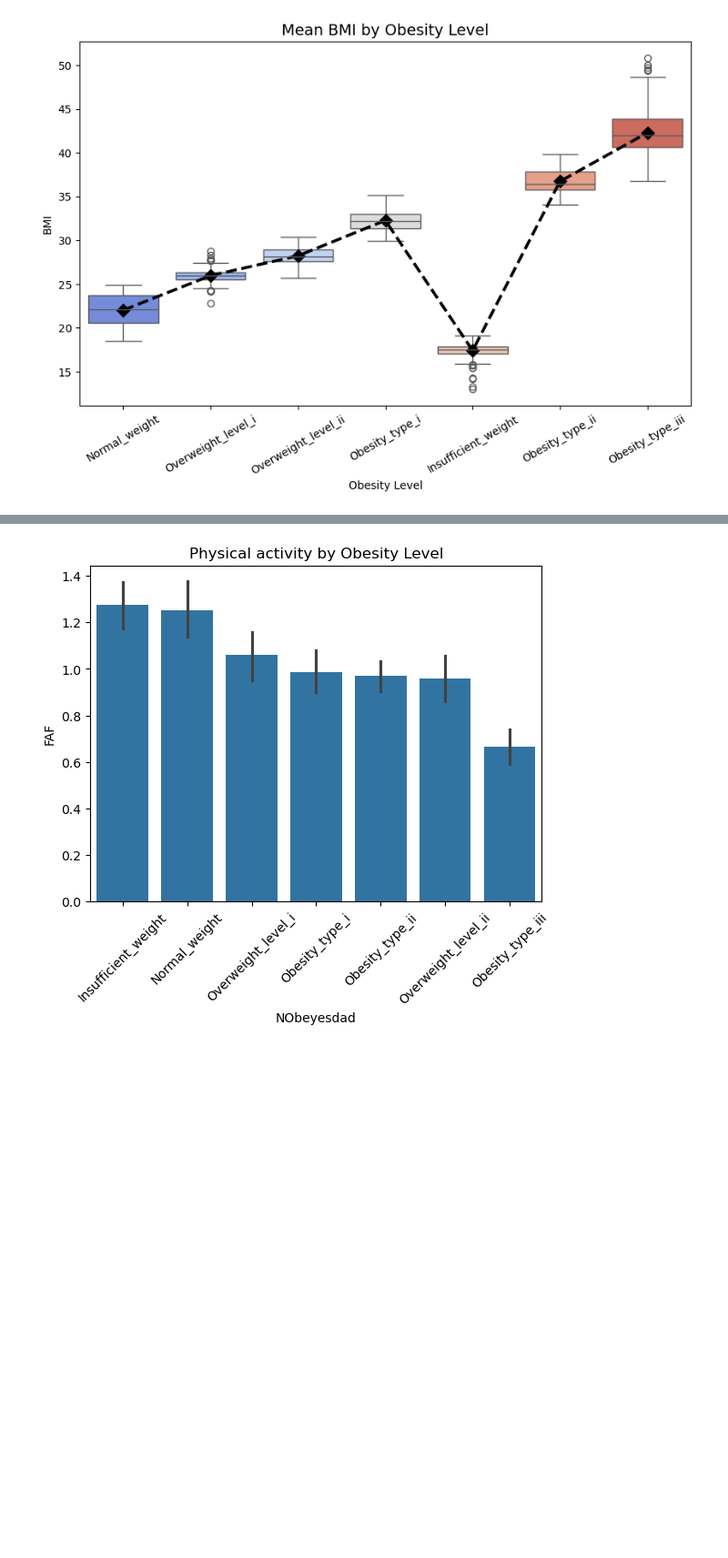
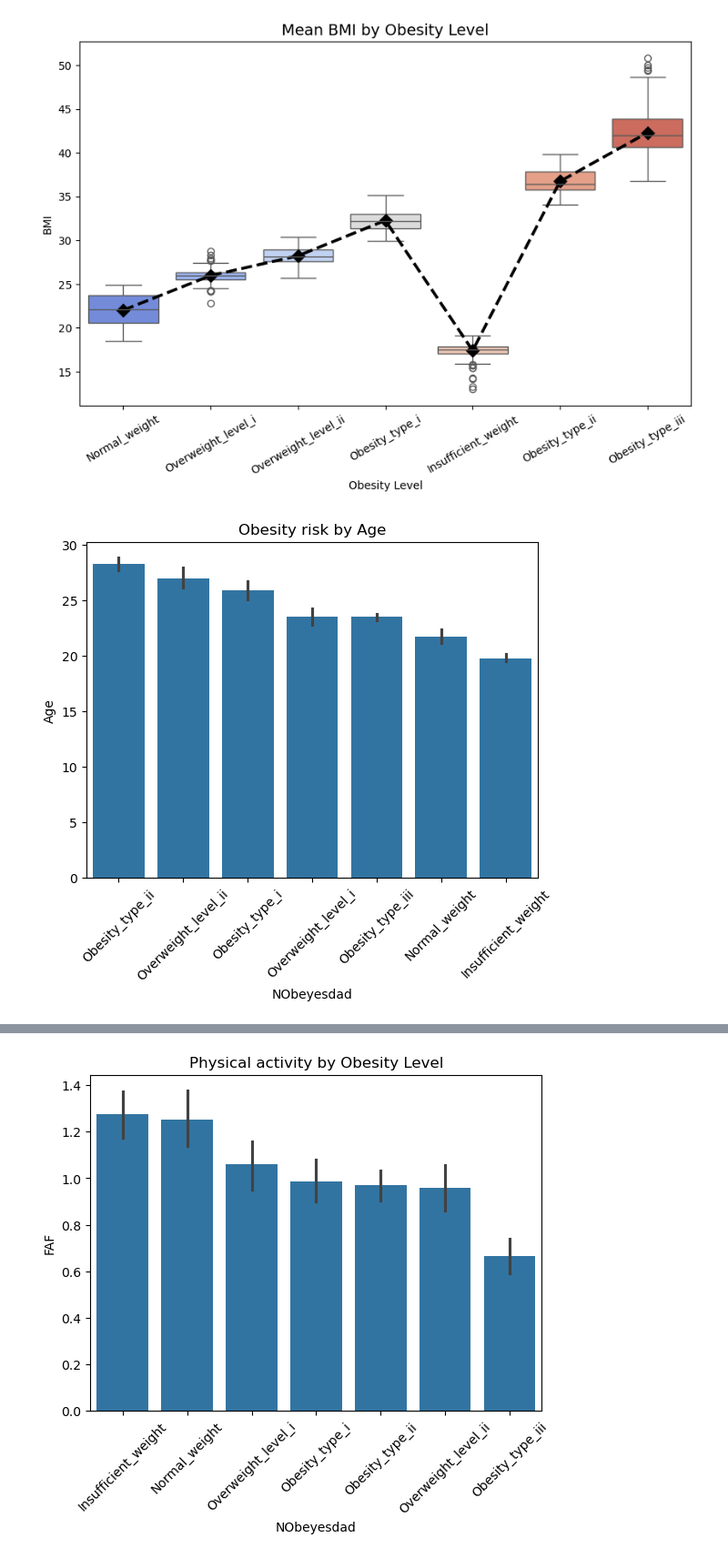
Before and after one commit to NnekaAsuzu/Obesity, a Jupyter notebook: src/RM2.ipynb, the cells around one changed output, grey strips where cells are left out. Shown: that part at 91% size. Drawn from its saved outputs; the diff is of its cells as text; code cells hidden in the pictures; blank space fills up the shorter version.

Commit message:
Obesity risk By Age

```diff
--- a/src/RM2.ipynb
+++ b/src/RM2.ipynb
@@ -85,3 +85,17 @@ Passing `palette` without assigning `hue` is deprecated and will be removed in v
 
   sns.boxplot(data=Obesity, x='NObeyesdad', y='BMI', palette='coolwarm')
 [figure]
+# %%
+#Obesity risk by age
+
+# Sort the data by 'Age' for each 'NObeyesdad'
+order = Obesity.groupby('NObeyesdad')['Age'].mean().sort_values(ascending=False).index
+
+# Create the barplot with sorted order
+sns.barplot(data=Obesity, x='NObeyesdad', y='Age', order=order)
+
+plt.xticks(rotation=45)
+plt.title("Obesity risk by Age")
+plt.show()
+# %% [output]
+[figure, added]
```
Also changed, not shown: parts of 1 cell of this notebook.
